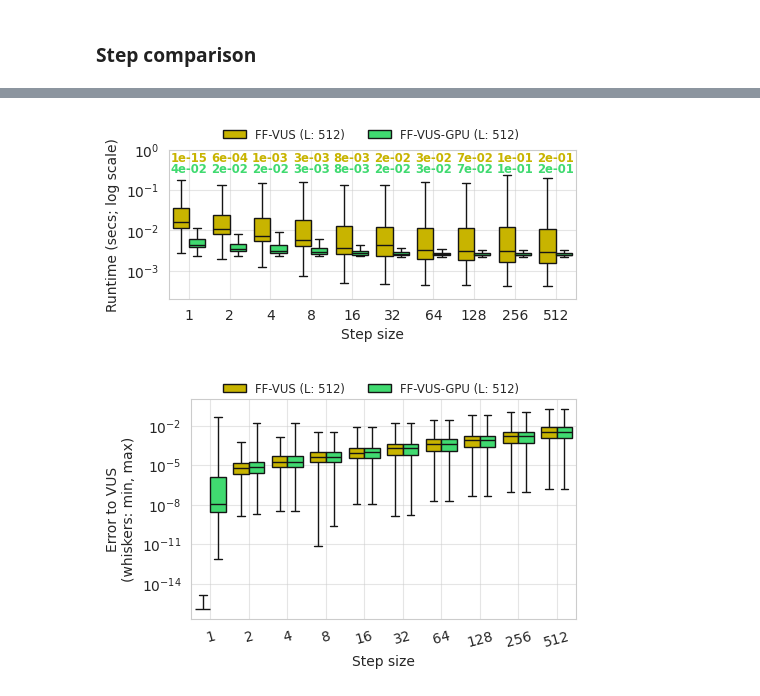
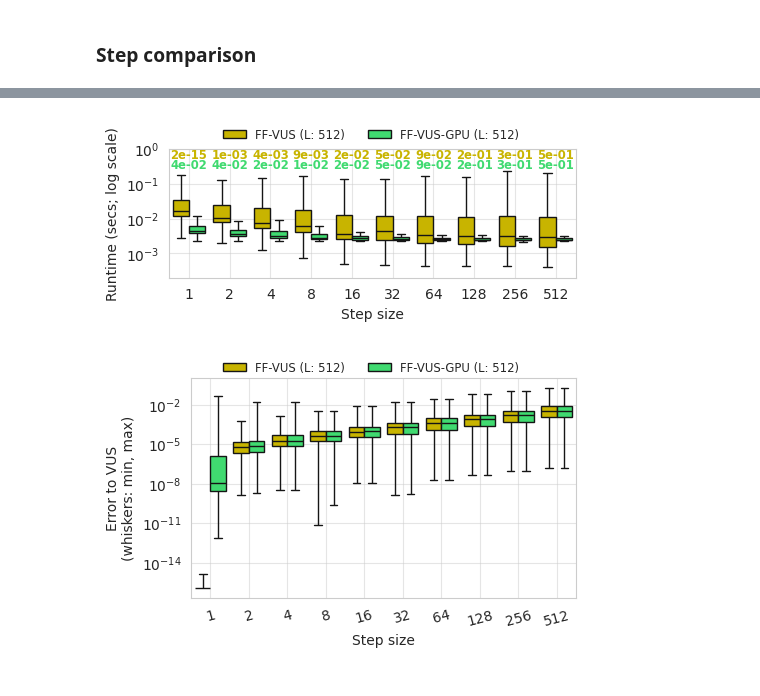
Before and after one commit to sylligardos/autovus, a Jupyter notebook: src/notebooks/experimental_results.ipynb, the cells around one changed output, grey strips where cells are left out. Drawn from its saved outputs; the diff is of its cells as text; code cells hidden in the pictures.

```diff
--- a/src/notebooks/experimental_results.ipynb
+++ b/src/notebooks/experimental_results.ipynb
@@ -23,6 +23,8 @@ os.makedirs(save_fig_path, exist_ok=True)
 color_palette = {
     'FF-VUS (L: 128)': '#c8b400',          # Good
     'FF-VUS-GPU (L: 128)': '#40da70',     # Very Good
+    'FF-VUS': '#c8b400',          # Good
+    'FF-VUS-GPU': '#40da70',     # Very Good
     'AUC': '#f1a73f',                # Secondary competitor
     'VUS (L: 128)': '#b02a41',            # Main competitor
     'AFFILIATION': '#A5D1C2',        # Useless competitors
@@ -333,8 +335,8 @@ analysis_dfs = [
 ]
 attributes = ["Length", "Number of anomalies", "Anomalies average length"]
 # %%
-fig = plt.figure(figsize=(5, 4))
-gs = GridSpec(2, 2, figure=fig, height_ratios=[3, 2], wspace=0.3, hspace=0.4)
+fig = plt.figure(figsize=(5, 3.8))
+gs = GridSpec(2, 2, figure=fig, height_ratios=[3, 2], wspace=0.25, hspace=0.4)
 attr_axis = {
     "Length": gs[0, :],
     "Number of anomalies": gs[1, 0],
@@ -419,11 +421,11 @@ if legend_axis:
         handles,
         labels,
         loc='upper center',
-        bbox_to_anchor=(0.5, 1.05),
-        ncol=(len(labels)//2),
+        bbox_to_anchor=(0.5, 0.98),
+        ncol=4,#(len(labels)//2),
         # nrow=2,
         frameon=False,
-        fontsize='small'
+        fontsize='x-small'
     )
 finalize_plot(save_fig_path, 'exec_time_per_ts_char_syn')
 # %% [output]
@@ -488,7 +451,7 @@ time_analysis_cols = [x for x in df.columns if 'time' in x and x != 'Metric time
 metrics = ['FF-VUS (L: 128)', 'FF-VUS-GPU (L: 128)']
 curr_df = df[df['Metric'].isin(metrics)]
 
-fig, axis = plt.subplots(1, 1, figsize=(5, 2.5))
+fig, axis = plt.subplots(1, 1, figsize=(5, 2.2))
 for i, col in enumerate(time_analysis_cols):
     sns.boxplot(
         curr_df,
@@ -555,7 +518,7 @@ df.sample(3)
 # %%
 order = ['VUS (L: 128)', 'FF-VUS (L: 128)', 'FF-VUS-GPU (L: 128)']
 
-fig, axis = plt.subplots(1, 1, figsize=(5, 2.5))
+fig, axis = plt.subplots(1, 1, figsize=(5, 2.2))
 
 # First create the boxplot
 axis.hlines(y=df_auc['Metric time'].mean(), xmin=-1, xmax=10, linestyle='--', lw=2.5, color='k', label='AUC')
@@ -628,6 +591,6 @@ df_step.sample(3)
 3 rows × 24 columns
 # %%
-fig, axis = plt.subplots(1, 1, figsize=(5, 2.3))
+fig, axis = plt.subplots(1, 1, figsize=(5, 2.1))
 # plt.hlines(df_vus_512['Metric time'].mean(), xmin=-1, xmax=512, lw=2.5, color=color_palette['VUS (L: 128)'], linestyle='--', label='VUS (L: 512)')
 sns.boxplot(
     y='Metric time',
@@ -649,36 +612,37 @@ axis.set_ylim(0.0002, 1)
 # annotate error info above each Step box
 steps = sorted(df_step['Step'].dropna().unique())
 for i, s in enumerate(steps):
-    errs = df_step.loc[df_step['Step'] == s, 'Error'].abs()
+    # errs = df_step.loc[df_step['Step'] == s][['Metric', 'Error']]
+    # print(errs)
 
     for j, metric in enumerate(metrics[::-1]):
         axis.text(i,
             .23 + j*0.2,
-            f'{df_step[np.logical_and(df_step['Metric'] == metric, df_step['Step'] == s)]['Error'].max():.0e}',
+            f'{df_step[np.logical_and(df_step['Metric'] == metric, df_step['Step'] == s)]['Error'].abs().max():.0e}',
             ha='center',
             va='bottom',
             fontsize='small',
             color=color_palette[metric],
             weight='bold',
             # bbox=dict(boxstyle="round,pad=0.3", fc="white", alpha=0.8)
         )
 
 handles, labels = axis.get_legend_handles_labels()
 labels = [label.replace(' (L: 128)', ' (L: 512)') for label in labels]
 axis.get_legend().remove()
 fig.legend(
     handles,
     labels,
     loc='upper center',
     bbox_to_anchor=(0.56, 1.04),
     ncol=len(labels),
     frameon=False,
     fontsize='small'
 )
 
 finalize_plot(save_fig_path, 'step_comparison')
 # %% [output]
-[figure, old version]
+[figure, new version]
 # %%
 fig, axis = plt.subplots(1, 1, figsize=(5, 3))
 sns.boxplot(
```
Also changed, not shown: parts of 26 cells of this notebook, 2 other files.
